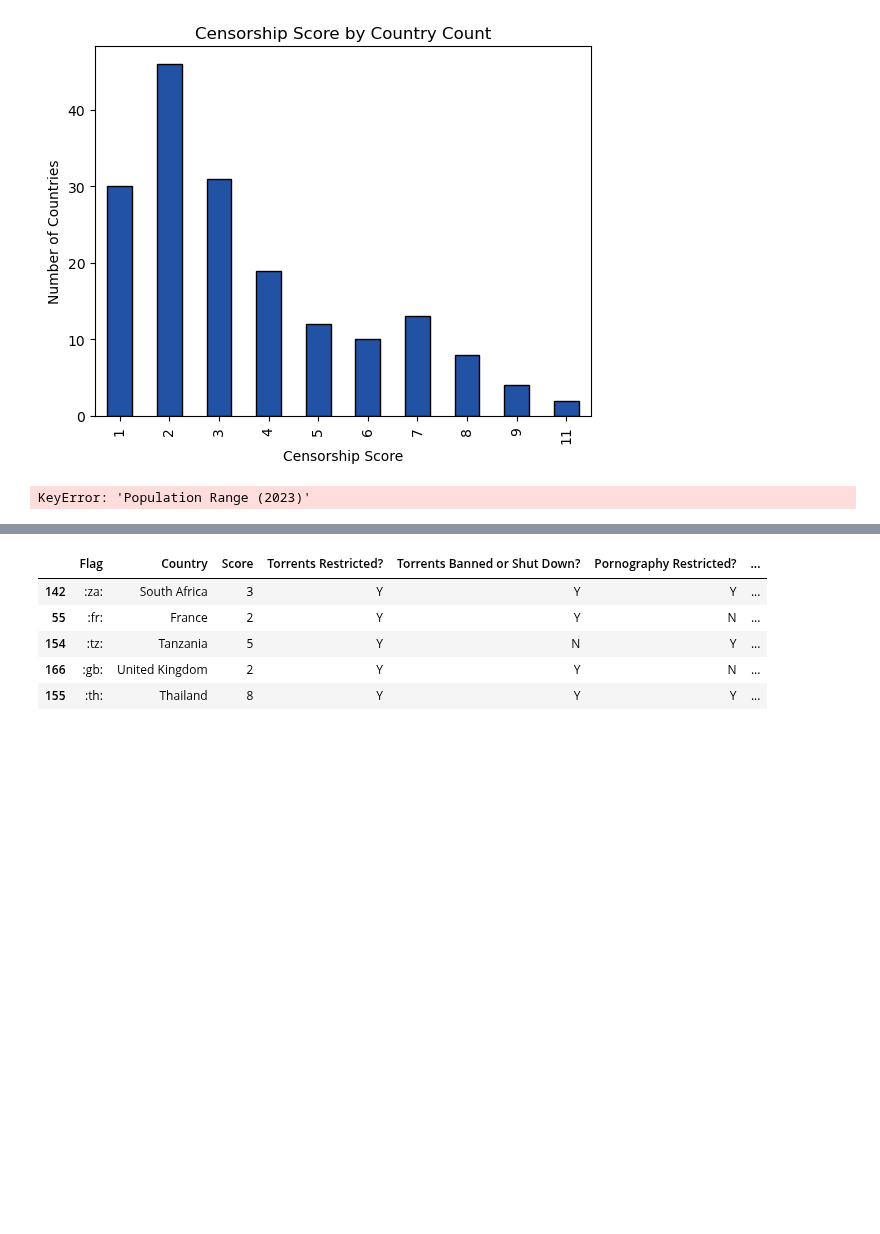
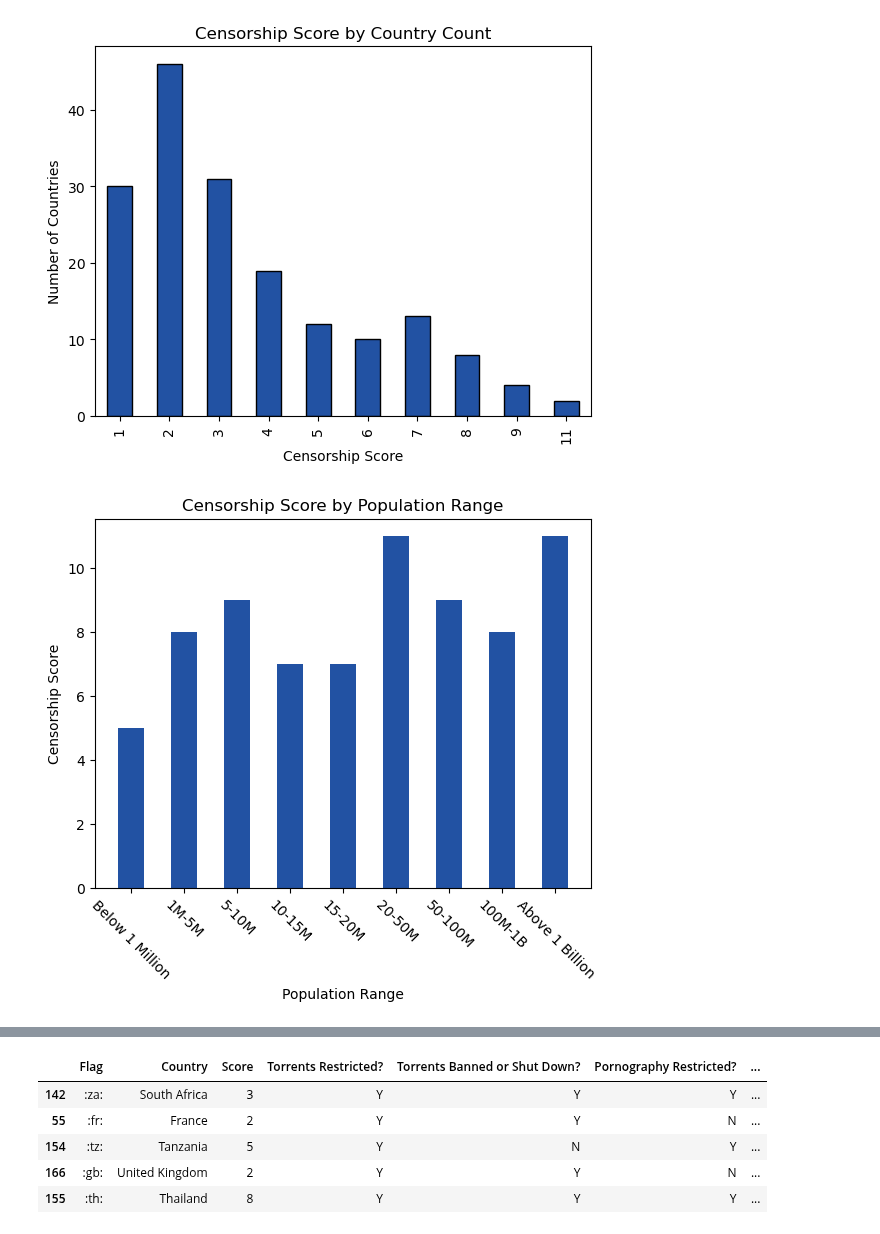
Before and after one commit to tiascott01/07_GroupProject1, a Jupyter notebook: Internet Censorship/Internet_Censorship_Data_Code.ipynb, the cells around one changed output, grey strips where cells are left out. Drawn from its saved outputs; the diff is of its cells as text; code cells hidden in the pictures; blank space fills up the shorter version.

Commit message:
Update Censor_Data_Code

```diff
--- a/Internet Censorship/Internet_Censorship_Data_Code.ipynb
+++ b/Internet Censorship/Internet_Censorship_Data_Code.ipynb
@@ -340,15 +338,15 @@ plt.show()
 # %%
 # Bar Chart of Censorship Score and Country Population
 # 1 is least censored and 11 is most censored
 # Create a bar chart
-plt.bar(all_data["Population Range (2023)"], all_data["Score"], color='#2252a3', edgecolor= 'black', bar_width= 2)
+plt.bar(all_data["Population Range"], all_data["Score"], color="#2252a3", width=0.5)
 plt.xlabel("Population Range")
 plt.xticks(rotation=315)
 plt.ylabel("Censorship Score")
 plt.title('Censorship Score by Population Range')
 plt.show()
 # %% [output]
-KeyError: 'Population Range (2023)'
+[figure, added]
 # %%
 # Correlation between population and level of censorship
 # 1 is least censored and 11 is most censored
```
Also changed, not shown: parts of 6 cells of this notebook.
